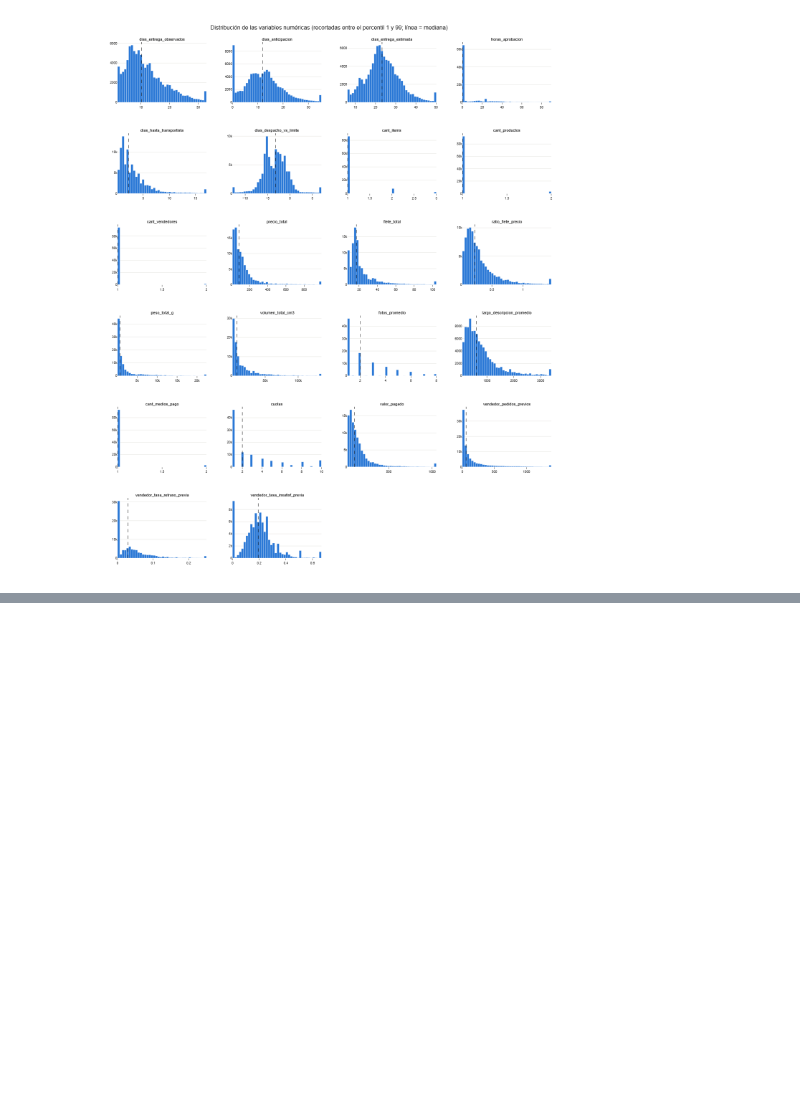
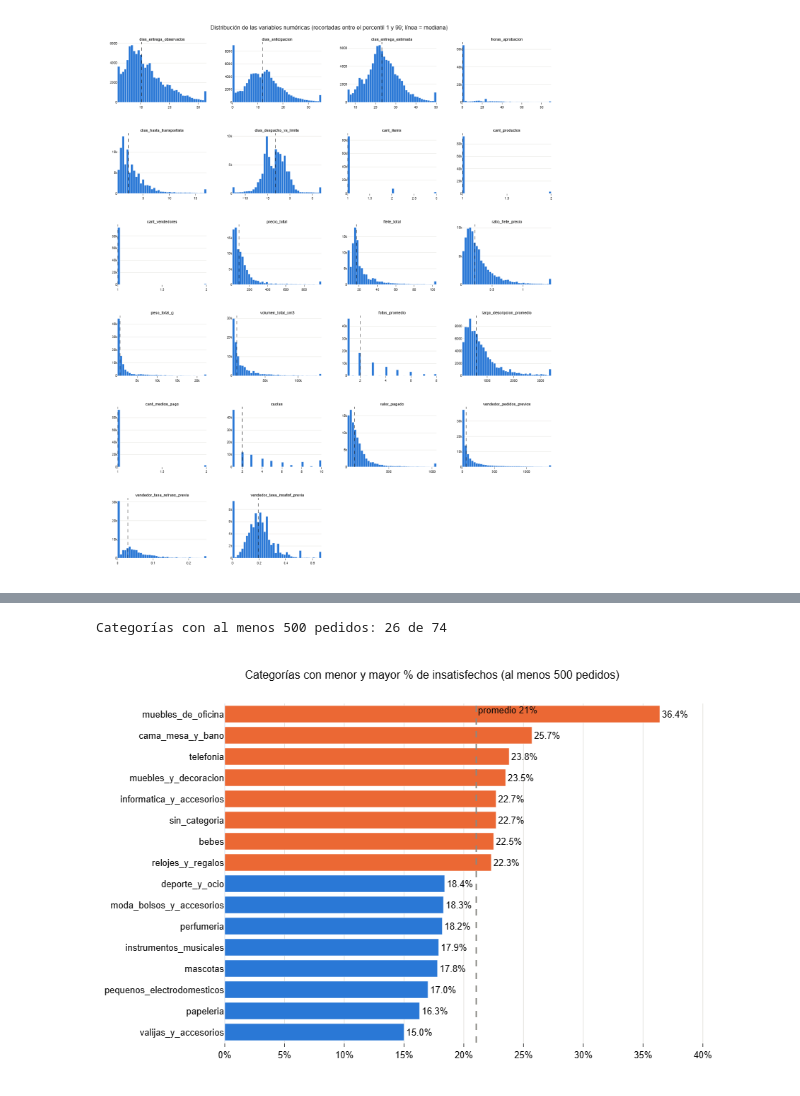
Before and after one commit to cynthiavivas9-ship-it/Proyecto-Mineria-de-datos, a Jupyter notebook: notebooks/03_eda.ipynb, the cells around one changed output, grey strips where cells are left out. Cells and saved outputs as stored; diff of their text form; code cells hidden in the pictures; blank space fills up the shorter version.

Commit message:
EDA: relación de las predictoras con la insatisfacción

```diff
--- a/notebooks/03_eda.ipynb
+++ b/notebooks/03_eda.ipynb
@@ -312,0 +516,28 @@ fig.show()
+# %%
+# Solo categorías con al menos 500 pedidos: con pocos pedidos el porcentaje no es confiable
+MIN_PEDIDOS = 500
+t = tasa_insatisfaccion(df, 'categoria_principal')
+t = t[t['cantidad de pedidos'] >= MIN_PEDIDOS].sort_values('% insatisfechos')
+print(f'Categorías con al menos {MIN_PEDIDOS} pedidos: {len(t)} de {df["categoria_principal"].nunique()}')
+
+extremos = pd.concat([t.head(8), t.tail(8)])     # las 8 con menos y las 8 con más insatisfacción
+
+fig = go.Figure(go.Bar(
+    x=extremos['% insatisfechos'] / 100, y=extremos.index, orientation='h',
+    marker_color=[AZUL] * 8 + [NARANJA] * 8,
+    text=[f'{v:.1f}%' for v in extremos['% insatisfechos']], textposition='outside',
+    customdata=extremos['cantidad de pedidos'],
+    hovertemplate='%{y}<br>%{x:.1%} insatisfechos<br>%{customdata:,} pedidos<extra></extra>',
+))
+fig.add_vline(x=TASA_GLOBAL, line_dash='dash', line_color=GRIS,
+              annotation_text=f'promedio {TASA_GLOBAL:.0%}')
+fig.update_xaxes(tickformat='.0%', showgrid=True, gridcolor='#e6e5e1',
+                 range=[0, extremos['% insatisfechos'].max() / 100 * 1.2])
+fig.update_yaxes(showgrid=False)
+fig.update_layout(height=600, width=950,
+                  title=f'Categorías con menor y mayor % de insatisfechos (al menos {MIN_PEDIDOS} pedidos)')
+guardar(fig, '03_07_categoria_vs_insatisfaccion')
+fig.show()
+# %% [output]
+Categorías con al menos 500 pedidos: 26 de 74
+[figure, added]
```
Also changed, not shown: parts of 16 cells of this notebook, 5 other files.
